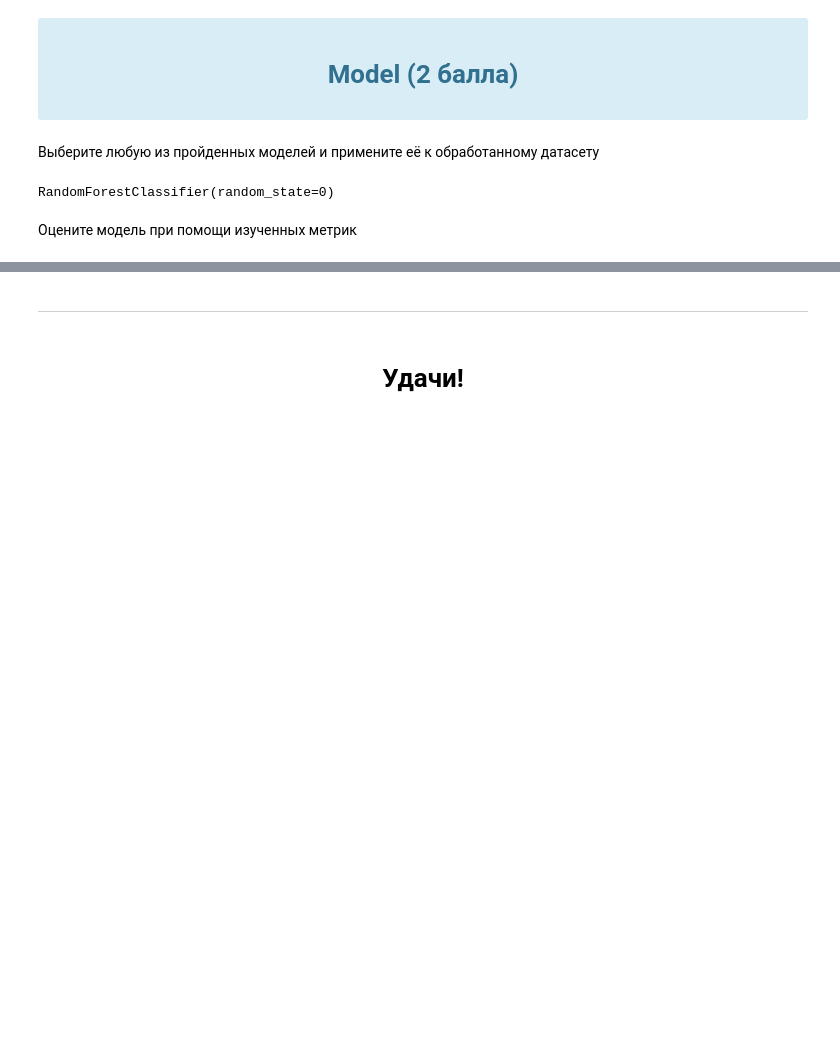
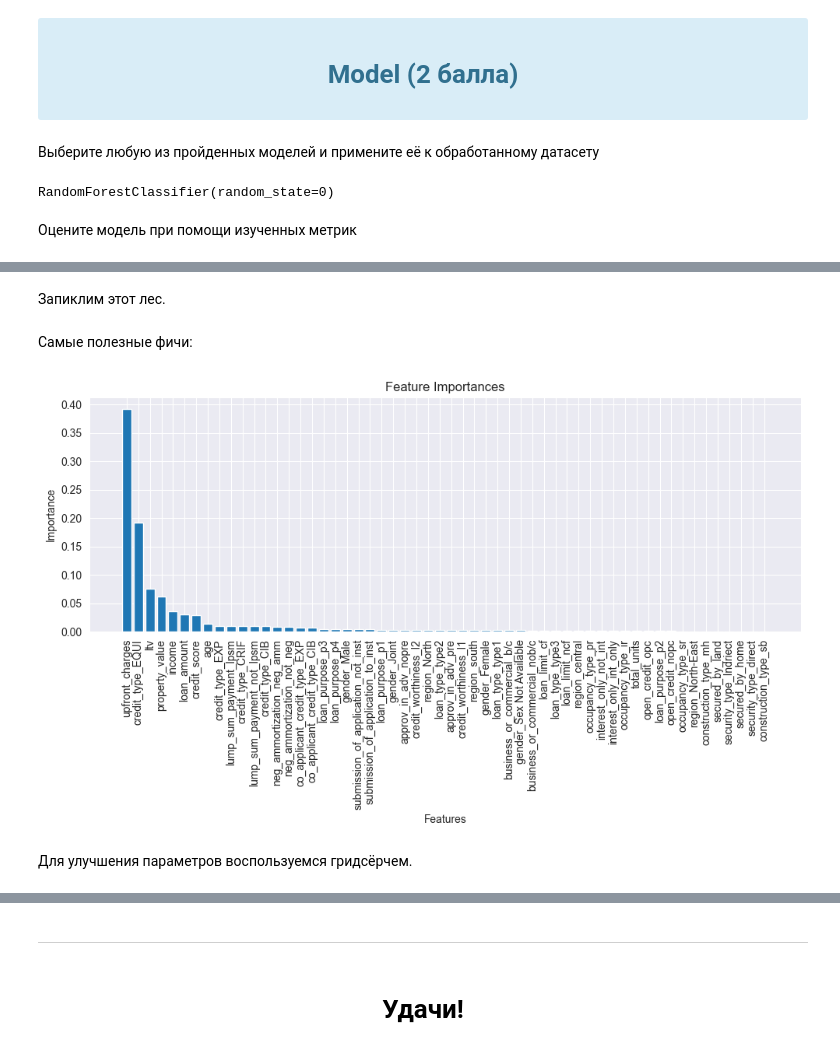
Before and after one commit to Nickolay-A/IT-Academy, a Jupyter notebook: HW - 3. EDA, Pipelines, Trees/HW - 3. EDA, Pipelines, Trees.ipynb, the cells around one changed output, grey strips where cells are left out. Drawn from its saved outputs; the diff is of its cells as text; code cells hidden in the pictures; blank space fills up the shorter version.

```diff
--- a/HW - 3. EDA, Pipelines, Trees/HW - 3. EDA, Pipelines, Trees.ipynb
+++ b/HW - 3. EDA, Pipelines, Trees/HW - 3. EDA, Pipelines, Trees.ipynb
@@ -923,2 +927,0 @@ xgb_classifier = XGBClassifier(n_jobs=-1)
-# %%
-xgb_classifier.fit(X_train, y_train)
@@ -962,0 +980,2 @@ roc_auc_score(y_test, y_test_pred_proba)
+# %% [markdown]
+Запиклим этот лес.
@@ -962,0 +986,20 @@ roc_auc_score(y_test, y_test_pred_proba)
+# %% [markdown]
+Самые полезные фичи:
+# %%
+importances = random_forrest_classifier.feature_importances_
+indices = np.argsort(importances)[::-1]
+sorted_importances = importances[indices]
+sorted_features = X_train.columns[indices]
+
+plt.figure(figsize=(10, 6))
+plt.title("Feature Importances")
+plt.bar(range(X_train.shape[1]), sorted_importances, align="center")
+plt.xticks(range(X_train.shape[1]), sorted_features, rotation=90)
+plt.xlabel("Features")
+plt.ylabel("Importance")
+plt.tight_layout()
+plt.show()
+# %% [output]
+[figure, added]
+# %% [markdown]
+Для улучшения параметров воспользуемся гридсёрчем.
```
Also changed, not shown: parts of 48 cells of this notebook, 5 other files.
